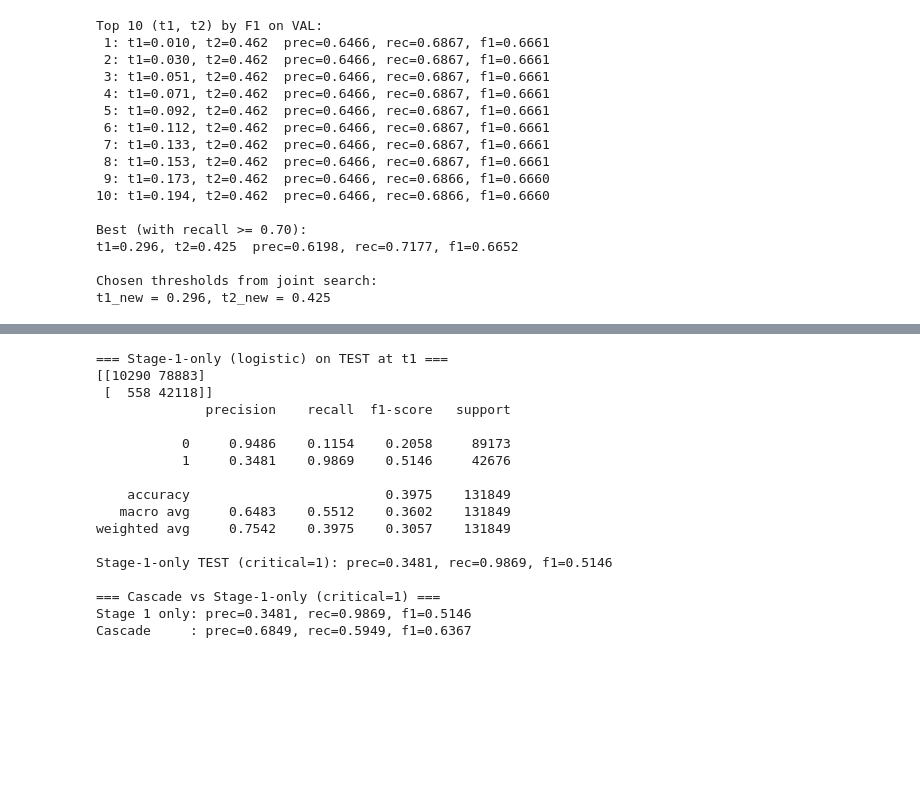
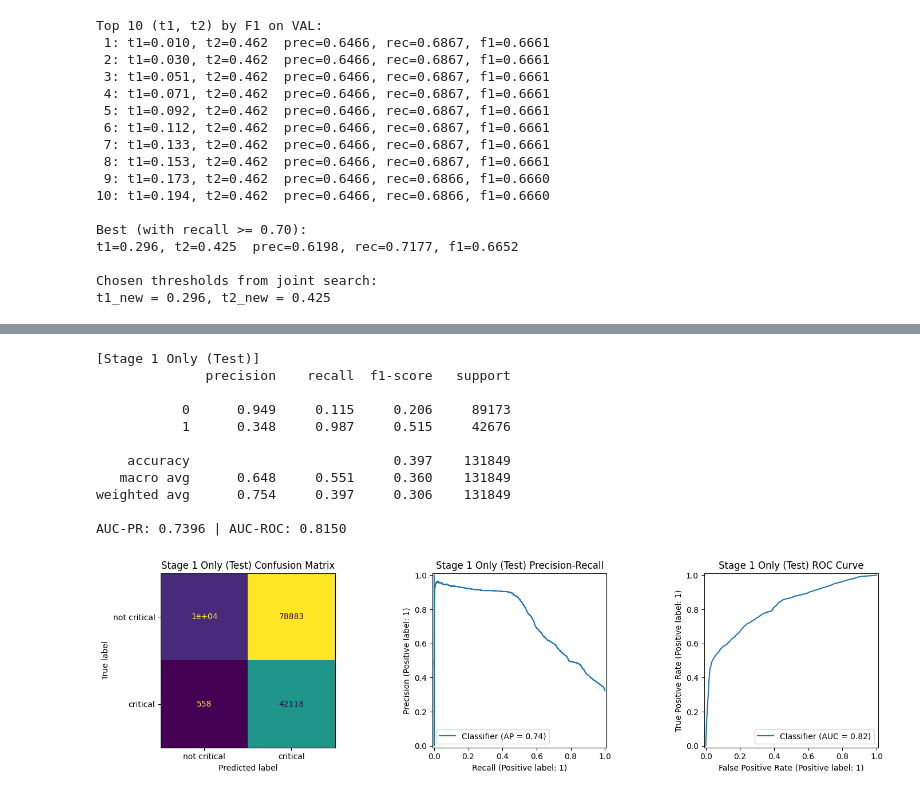
Before and after one commit to DPnimo11/CIS-5200-Final-Project, a Jupyter notebook: models/criticality_cascade.ipynb, the cells around one changed output, grey strips where cells are left out. Drawn from its saved outputs; the diff is of its cells as text; code cells hidden in the pictures; blank space fills up the shorter version.

```diff
--- a/models/criticality_cascade.ipynb
+++ b/models/criticality_cascade.ipynb
@@ -649,35 +676,32 @@ TEST (critical=1): prec=0.6130, rec=0.6758, f1=0.6429
 # %%
+
 # %% [markdown]
 # ## Optional: Compare cascade vs Stage-1-only at threshold t1
 
 # %%
 y_test_stage1_only = (p_test_stage1 >= t1).astype(int)
 
-print("=== Stage-1-only (logistic) on TEST at t1 ===")
-print(confusion_matrix(y_test, y_test_stage1_only))
-print(classification_report(y_test, y_test_stage1_only, digits=4))
+stage1_metrics = evaluate_split(
+    y_test,
+    y_test_stage1_only,
+    p_test_stage1,
+    "Stage 1 Only (Test)",
+)
 
-prec1_test, rec1_test, f1_1_test = precision_recall_f1(y_test, y_test_stage1_only)
-print(f"Stage-1-only TEST (critical=1): prec={prec1_test:.4f}, rec={rec1_test:.4f}, f1={f1_1_test:.4f}")
-
-print("\n=== Cascade vs Stage-1-only (critical=1) ===")
-print(f"Stage 1 only: prec={prec1_test:.4f}, rec={rec1_test:.4f}, f1={f1_1_test:.4f}")
-print(f"Cascade     : prec={prec_test:.4f}, rec={rec_test:.4f}, f1={f1_test:.4f}")
+cascade_vs_stage1 = {
+    "stage1_auc_pr": stage1_metrics["auc_pr"],
+    "cascade_auc_pr": test_cascade_metrics["auc_pr"],
+}
 # %% [output]
-=== Stage-1-only (logistic) on TEST at t1 ===
-[[10290 78883]
- [  558 42118]]
+[Stage 1 Only (Test)]
               precision    recall  f1-score   support
 
-           0     0.9486    0.1154    0.2058     89173
-           1     0.3481    0.9869    0.5146     42676
+           0      0.949     0.115     0.206     89173
+           1      0.348     0.987     0.515     42676
 
-    accuracy                         0.3975    131849
-   macro avg     0.6483    0.5512    0.3602    131849
-weighted avg     0.7542    0.3975    0.3057    131849
+    accuracy                          0.397    131849
+   macro avg      0.648     0.551     0.360    131849
+weighted avg      0.754     0.397     0.306    131849
 
-Stage-1-only TEST (critical=1): prec=0.3481, rec=0.9869, f1=0.5146
-
-=== Cascade vs Stage-1-only (critical=1) ===
-Stage 1 only: prec=0.3481, rec=0.9869, f1=0.5146
-Cascade     : prec=0.6849, rec=0.5949, f1=0.6367
+AUC-PR: 0.7396 | AUC-ROC: 0.8150
+[figure, added]
```
Also changed, not shown: parts of 2 cells of this notebook, 9 other files.
